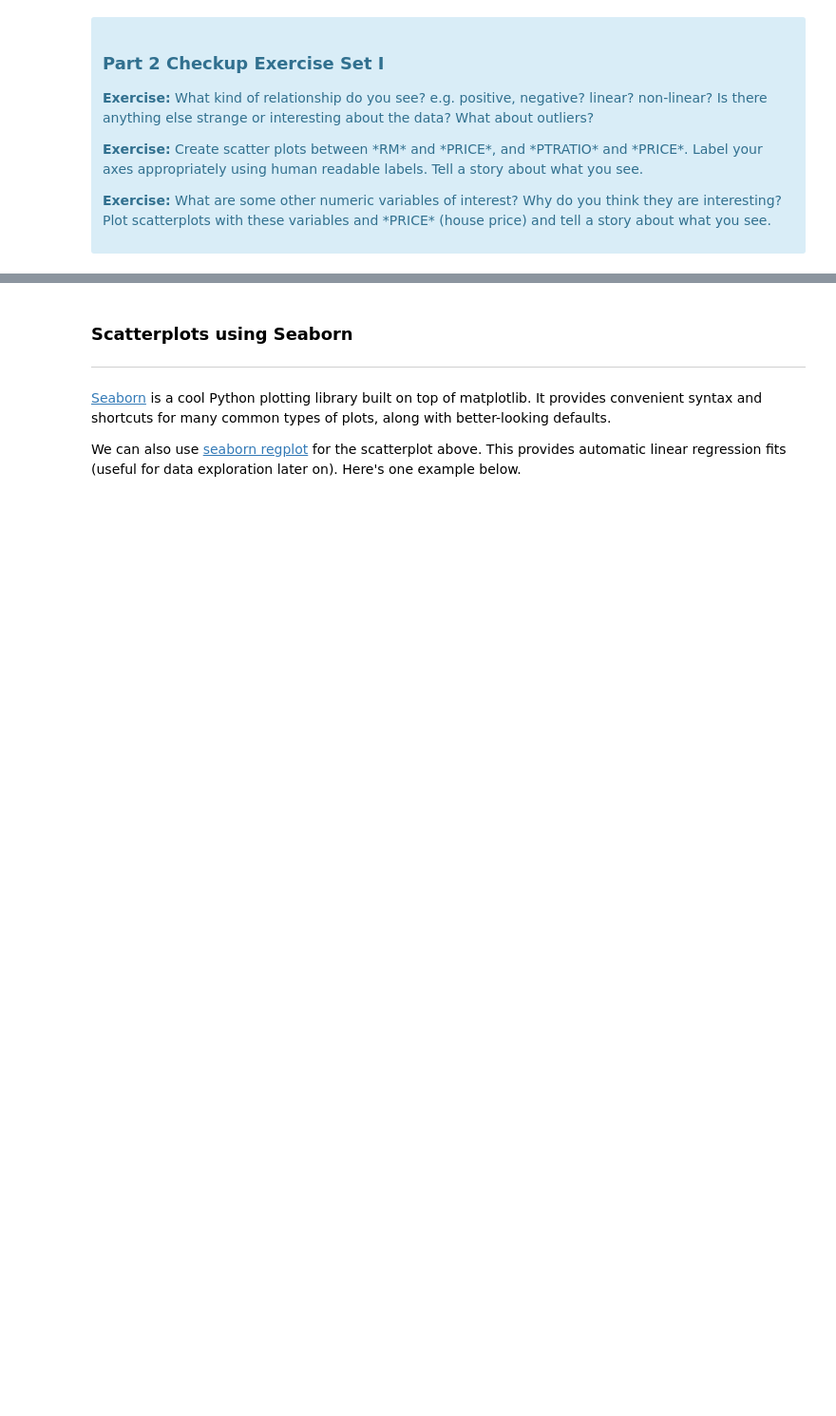
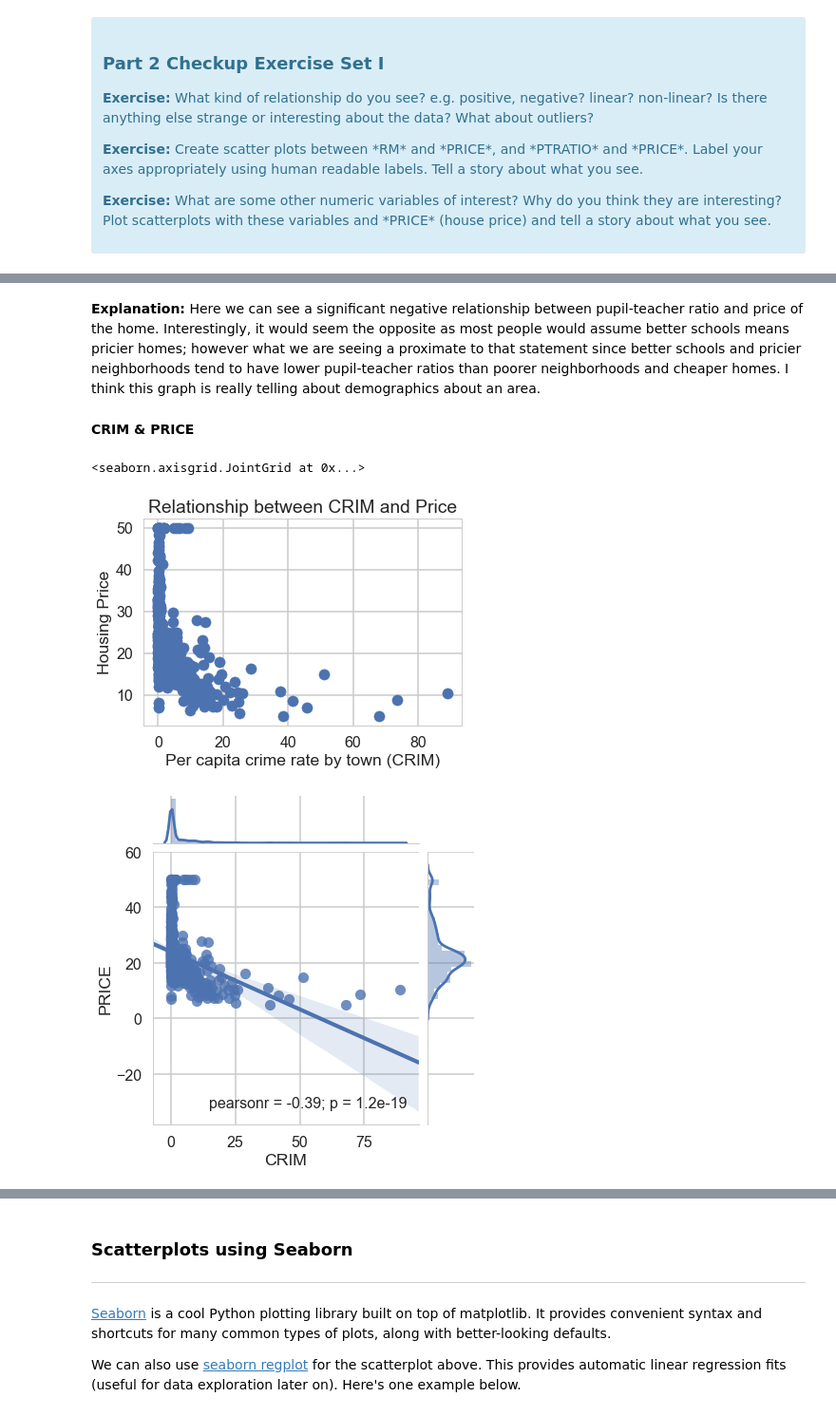
Before and after one commit to pmleffers/Springboard_Mini-Projects, a Jupyter notebook: Mini_Project_Linear_Regression.ipynb, the cells around one changed output, grey strips where cells are left out. Shown at 95% size. Saved outputs shown, nothing was run; the diff lists cells and outputs as text; code cells hidden in the pictures; blank space fills up the shorter version.

```diff
--- a/Mini_Project_Linear_Regression.ipynb
+++ b/Mini_Project_Linear_Regression.ipynb
@@ -226,0 +337,15 @@ plt.title("Relationship between CRIM and Price")
+# %% [markdown]
+**Explanation:** Here we can see a significant negative relationship between pupil-teacher ratio and price of the home. Interestingly, it would seem the opposite as most people would assume better schools means pricier homes; however what we are seeing a proximate to that statement since better schools and pricier neighborhoods tend to have lower pupil-teacher ratios than poorer neighborhoods and cheaper homes. I think this graph is really telling about demographics about an area.
+# %% [markdown]
+**CRIM & PRICE**
+# %%
+plt.scatter(bos.CRIM, bos.PRICE)
+plt.xlabel("Per capita crime rate by town (CRIM)")
+plt.ylabel("Housing Price")
+plt.title("Relationship between CRIM and Price")
+
+sns.jointplot(bos.CRIM, bos.PRICE, kind="reg")
+# %% [output]
+<seaborn.axisgrid.JointGrid at 0x...>
+[figure, added]
+[figure, added]
```
Also changed, not shown: parts of 116 cells of this notebook.
